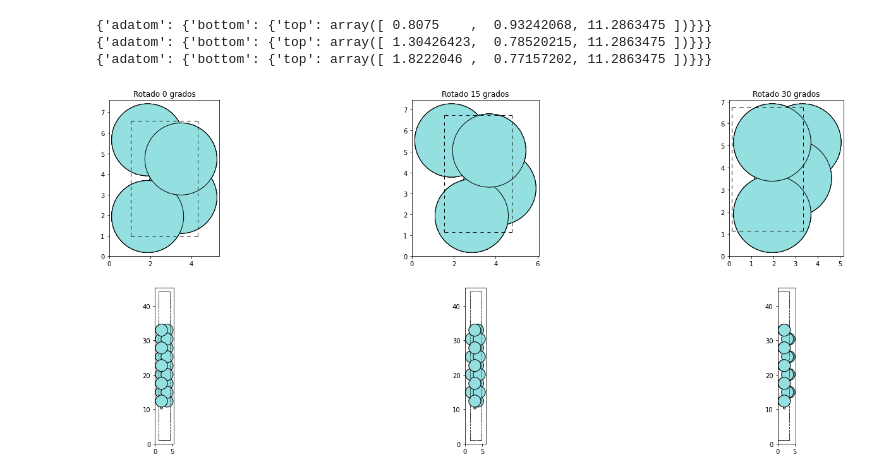
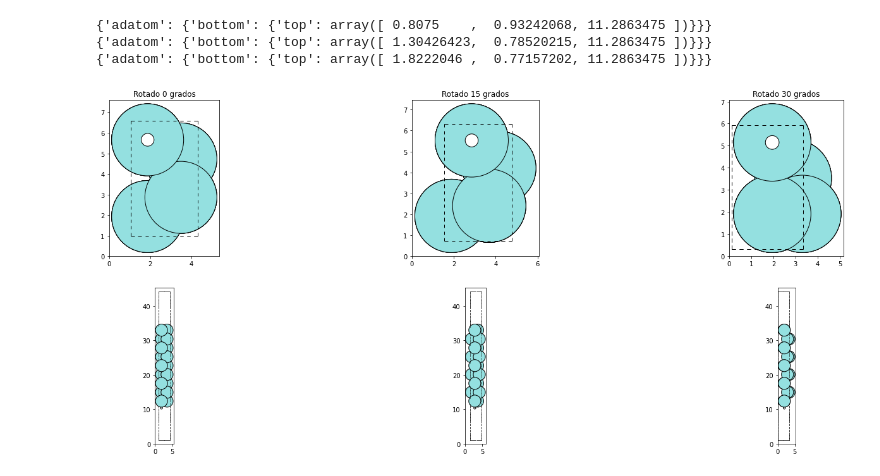
Before and after one commit to Division-Aleaciones-Especiales/ZrO2-Fractura, a Jupyter notebook: Apilamiento_Zr_ZrO2.ipynb, the cells around one changed output. Drawn from its saved outputs; the diff is of its cells as text; code cells hidden in the pictures.

```diff
--- a/Apilamiento_Zr_ZrO2.ipynb
+++ b/Apilamiento_Zr_ZrO2.ipynb
@@ -78,9 +78,9 @@ else:
 # %%
 fig, ax = plt.subplots(2, len(RotAdStruc))
 
 for i in range(len(RotAdStruc)):
-    plot_atoms(RotAdStruc[i], ax=ax[0,i])
+    plot_atoms(RotAdStruc[i], ax=ax[0,i], rotation='-180x')
     plot_atoms(RotAdStruc[i], ax=ax[1,i], rotation='-90x')
     ax[0,i].set_title(title[i])
 # %% [output]
-[figure, old version]
+[figure, new version]
```
